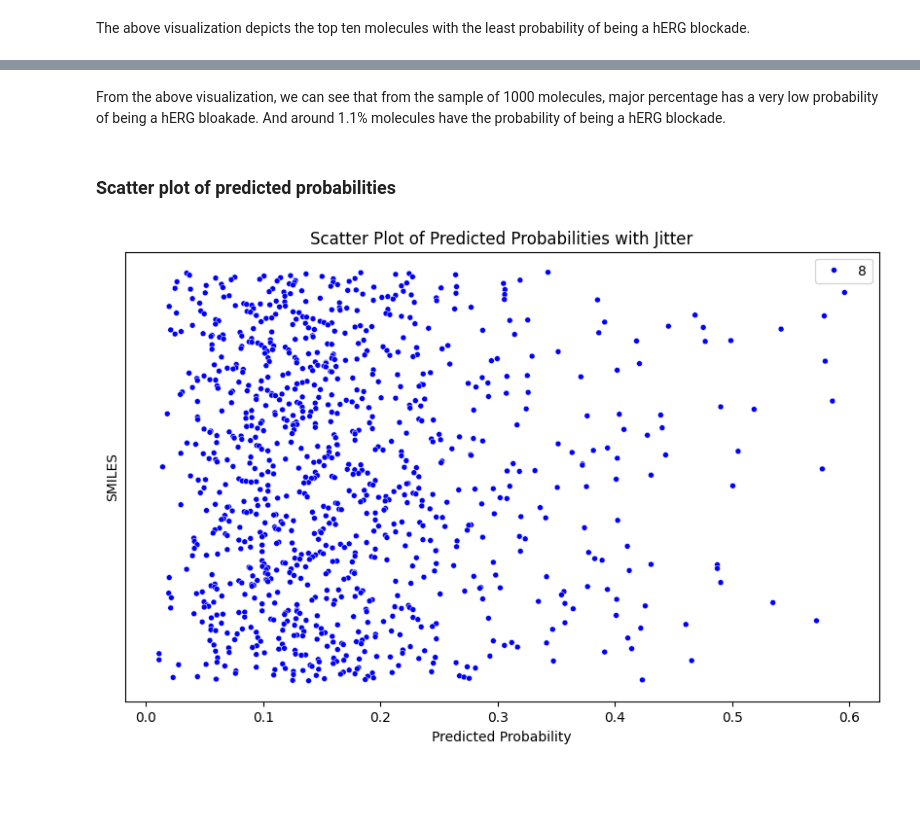
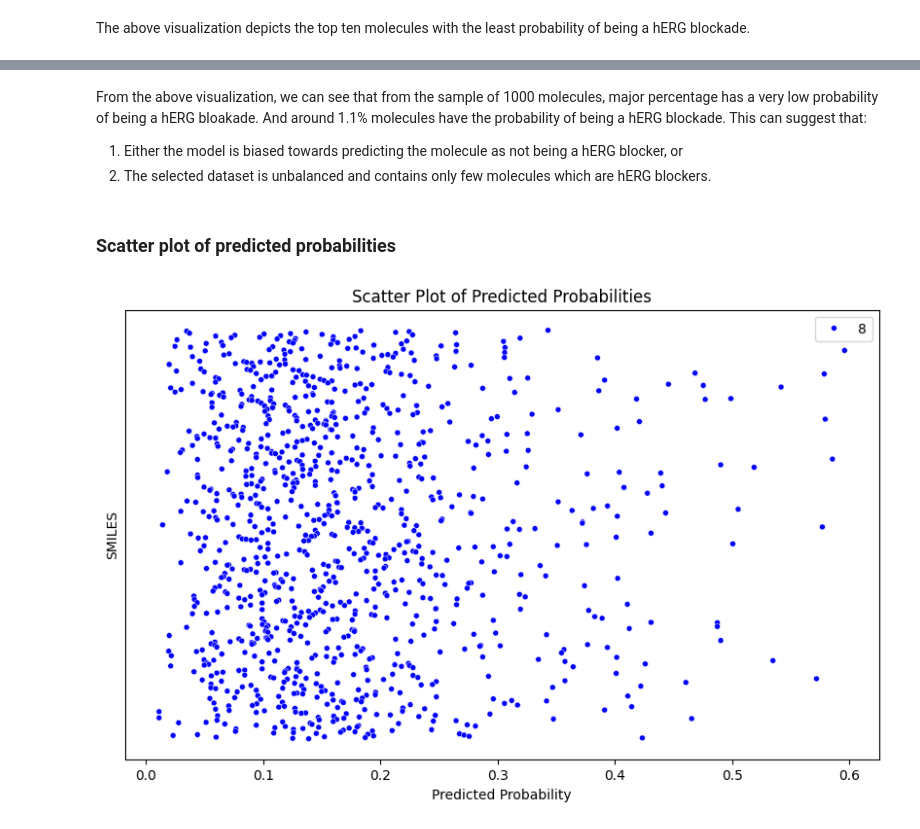
Before and after one commit to dubeyayushi/Contribution-Period-Ersilia, a Jupyter notebook: notebooks/model_bias (eos30gr).ipynb, the cells around one changed output, grey strips where cells are left out. Drawn from its saved outputs; the diff is of its cells as text; code cells hidden in the pictures; blank space fills up the shorter version.

Commit message:
added plots

```diff
--- a/notebooks/model_bias (eos30gr).ipynb
+++ b/notebooks/model_bias (eos30gr).ipynb
@@ -352,0 +383,26 @@ plt.show()
+# %%
+# Binarize the predictions based on the threshold (0.5)
+predictions_df['Binary Prediction'] = (predictions_df['activity10'] > 0.5).astype(int)
+
+# Define custom labels
+label_mapping = {1: 'Molecules with hERG blocker probability > 0.5',
+                 0: 'Molecules with hERG blocker probability <= 0.5'}
+
+# Map the binary predictions to custom labels
+predictions_df['Binary Prediction Label'] = predictions_df['Binary Prediction'].map(label_mapping)
+
+# Count the number of molecules in each category
+counts = predictions_df['Binary Prediction Label'].value_counts()
+
+# Create a pie chart
+plt.figure(figsize=(8, 8))
+plt.pie(counts, labels=counts.index, autopct='%1.1f%%', startangle=45, colors=['lightcoral', 'lightskyblue'])
+plt.title('Distribution of Molecules by Binary Prediction (>0.5 and <=0.5)')
+
+#Save the plot
+figure_path = '../figures/distribution_of_molecules_after_binarization.png'
+plt.savefig(figure_path)
+
+
+# Show the plot
+plt.show()
@@ -353,22 +411,25 @@ plt.show()
 # %% [markdown]
 From the above visualization, we can see that from the sample of 1000 molecules, major percentage has a very low probability of being a hERG bloakade. And around 1.1% molecules have the probability of being a hERG blockade.
+This can suggest that:
+1. Either the model is biased towards predicting the molecule as not being a hERG blocker, or
+2. The selected dataset is unbalanced and contains only few molecules which are hERG blockers.
 # %% [markdown]
 ### Scatter plot of predicted probabilities
 # %%
 plt.figure(figsize=(10, 6))
 sns.scatterplot(x='activity10', y='input', data=predictions_df, color='blue', size=8)
 
 # Set plot labels and title
 plt.xlabel('Predicted Probability')
 plt.ylabel('SMILES')
 plt.yticks([])
-plt.title('Scatter Plot of Predicted Probabilities with Jitter')
+plt.title('Scatter Plot of Predicted Probabilities')
 
 #Save the plot
-figure_path = '../figures/scat.png'
+figure_path = '../figures/scatterplot_of_predicted_probabilties.png'
 plt.savefig(figure_path)
 
 # Show the plot
 plt.show()
 # %% [output]
-[figure, old version]
+[figure, new version]
```
Also changed, not shown: parts of 13 cells of this notebook, 2 other files.
